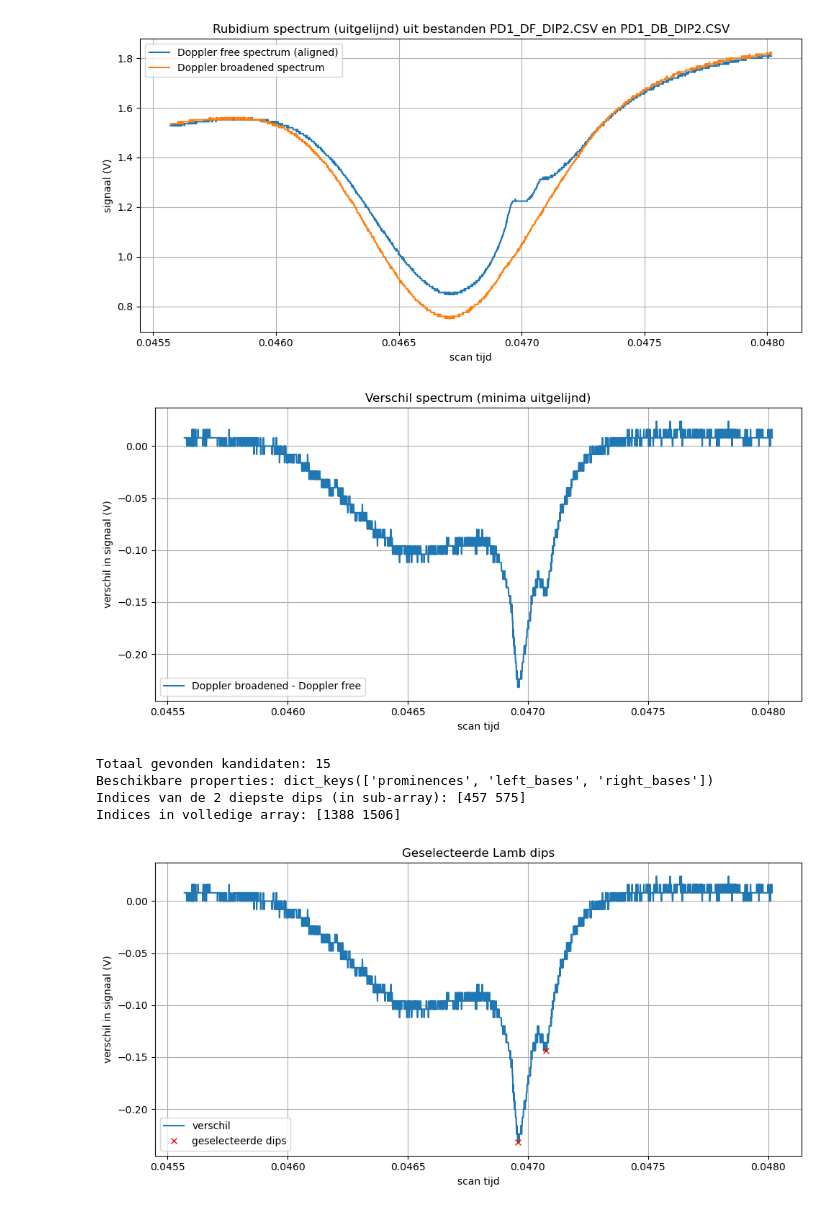
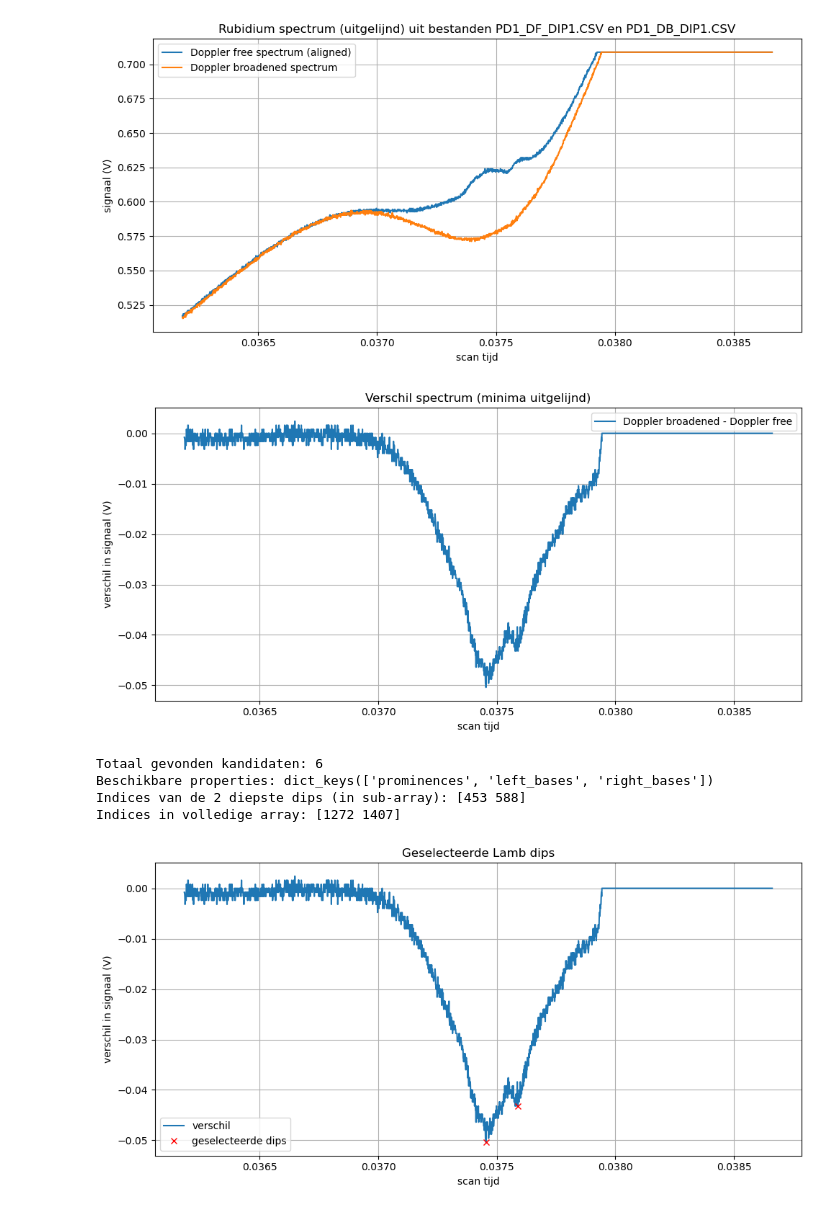
Before and after one commit to NatanDelorme/RubiudiumSpectroscopy_Wouter_Natan, a Jupyter notebook: fits.ipynb, the cells around one changed output. Drawn from its saved outputs; the diff is of its cells as text; code cells hidden in the pictures.

```diff
--- a/fits.ipynb
+++ b/fits.ipynb
@@ -70,8 +74,8 @@ def lorentzian(f, A, f0, gamma, offset):
 # KIES HIER WELKE CSV bestanden je wilt gebruiken
 
 # PD1 DIP1
-file_df = "PD1_DF_DIP2.CSV"   # Doppler free
-file_db = "PD1_DB_DIP2.CSV"   # Doppler broadened
+file_df = "PD1_DF_DIP1.CSV"  # Doppler free
+file_db = "PD1_DB_DIP1.CSV"  # Doppler broadened
 
 # andere opties:
 # PD1 DIP2
@@ -90,42 +94,44 @@ file_db = "PD1_DB_DIP2.CSV"   # Doppler broadened
 x1_raw, y1_raw, x2_raw, y2_raw = load_spectrum(file_df, file_db)
 
 # 2) align + interpolate zodat minima samenvallen
-x_common, y1_aligned, y2_common = align_spectra_on_minimum(x1_raw, y1_raw, x2_raw, y2_raw)
+x_common, y1_aligned, y2_common = align_spectra_on_minimum(
+    x1_raw, y1_raw, x2_raw, y2_raw
+)
 
 # zet terug in pandas Series (fijn voor later)
-x1 = pd.Series(x_common)         # tijd-as (nu gelijk voor beide)
-x2 = x1.copy()                   # zelfde as
-y1 = pd.Series(y1_aligned)       # Doppler free, uitgelijnd
-y2 = pd.Series(y2_common)        # Doppler broadened
+x1 = pd.Series(x_common)  # tijd-as (nu gelijk voor beide)
+x2 = x1.copy()  # zelfde as
+y1 = pd.Series(y1_aligned)  # Doppler free, uitgelijnd
+y2 = pd.Series(y2_common)  # Doppler broadened
 
 # 3) verschil: BROADENED - FREE
 y_diff = y2 - y1
 
 # Plot beide spectra
 plt.figure()
 plt.plot(x1, y1, label="Doppler free spectrum (aligned)")
 plt.plot(x2, y2, label="Doppler broadened spectrum")
 plt.xlabel("scan tijd")
 plt.ylabel("signaal (V)")
 plt.title(f"Rubidium spectrum (uitgelijnd) uit bestanden {file_df} en {file_db}")
 plt.grid(True)
 plt.legend()
 plt.tight_layout()
 plt.show()
 
 # Plot DB - DF
 plt.figure()
 plt.plot(x1, y_diff, label="Doppler broadened - Doppler free")
 plt.xlabel("scan tijd")
 plt.ylabel("verschil in signaal (V)")
 plt.title("Verschil spectrum (minima uitgelijnd)")
 plt.grid(True)
 plt.legend()
 plt.tight_layout()
 plt.show()
 # %% [output]
-[figure, old version]
+[figure, new version]
-[figure, old version]
+[figure, new version]
 # %%
 from scipy.signal import find_peaks
 import numpy as np
@@ -134,15 +140,15 @@ import matplotlib.pyplot as plt
 # werk op het verschil-signaal y_diff en tijd-as x1
 
 # venster kiezen rondom de interessante dips
-mask = (x1 > 0.0465) & (x1 < 0.0475)   # pas grenzen aan als nodig
+mask = (x1 > 0.0370) & (x1 < 0.0380)  # pas grenzen aan als nodig
 x_sub = x1[mask].to_numpy()
 y_sub = y_diff[mask].to_numpy()
 
 # zoek dips: pieken in -y_sub
 peaks_all, props = find_peaks(
     -y_sub,
-    distance=50,        # mag je aanpassen
-    prominence=0.003    # onder deze diepte negeert hij ruis
+    distance=50,  # mag je aanpassen
+    prominence=0.003,  # onder deze diepte negeert hij ruis
 )
 
 print("Totaal gevonden kandidaten:", len(peaks_all))
@@ -161,7 +167,9 @@ print("Indices in volledige array:", global_peaks)
 # plot ter controle
 plt.figure()
 plt.plot(x1, y_diff, label="verschil")
-plt.plot(x1.iloc[global_peaks], y_diff.iloc[global_peaks], "rx", label="geselecteerde dips")
+plt.plot(
+    x1.iloc[global_peaks], y_diff.iloc[global_peaks], "rx", label="geselecteerde dips"
+)
 plt.xlabel("scan tijd")
 plt.ylabel("verschil in signaal (V)")
 plt.title("Geselecteerde Lamb dips")
@@ -170,11 +178,11 @@ plt.legend()
 plt.tight_layout()
 plt.show()
 # %% [output]
-Totaal gevonden kandidaten: 15
+Totaal gevonden kandidaten: 6
 Beschikbare properties: dict_keys(['prominences', 'left_bases', 'right_bases'])
-Indices van de 2 diepste dips (in sub-array): [457 575]
-Indices in volledige array: [1388 1506]
+Indices van de 2 diepste dips (in sub-array): [453 588]
+Indices in volledige array: [1272 1407]
-[figure, old version]
+[figure, new version]
 # %%
 # KIES HIER TWEE REFERENTIE DIPS EN HUN BEKENDE FREQUENTIES
 
```
Also changed, not shown: parts of 4 cells of this notebook, 1 other file.
